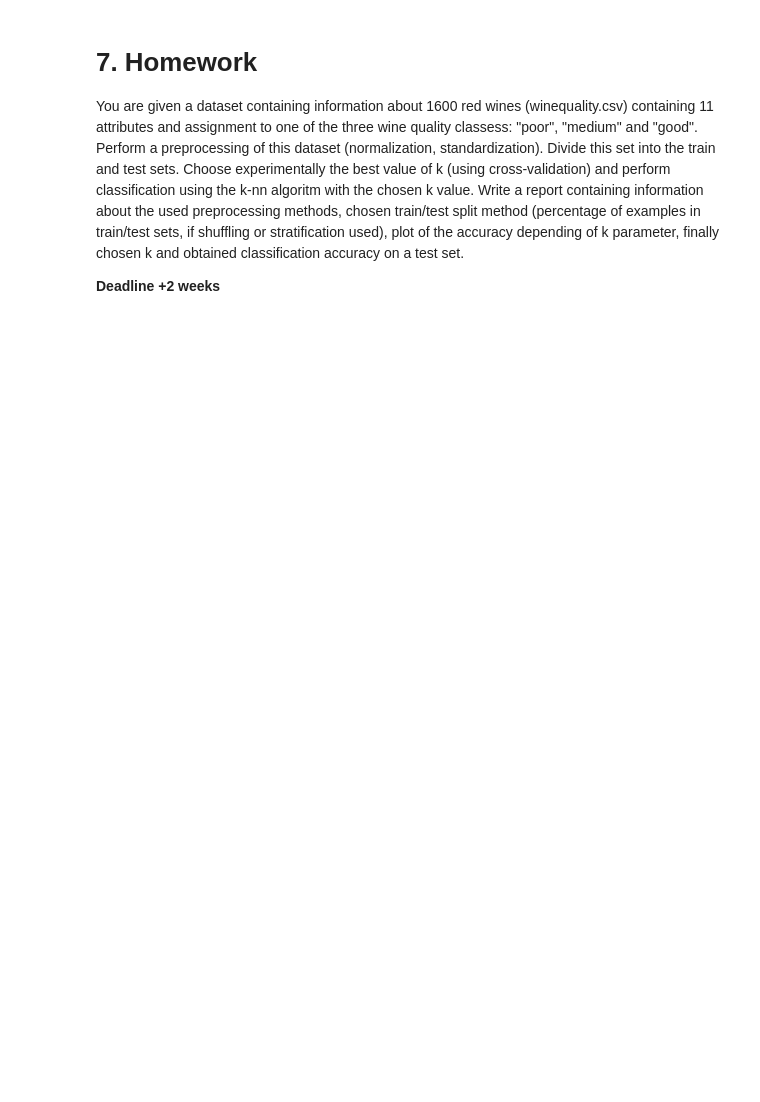
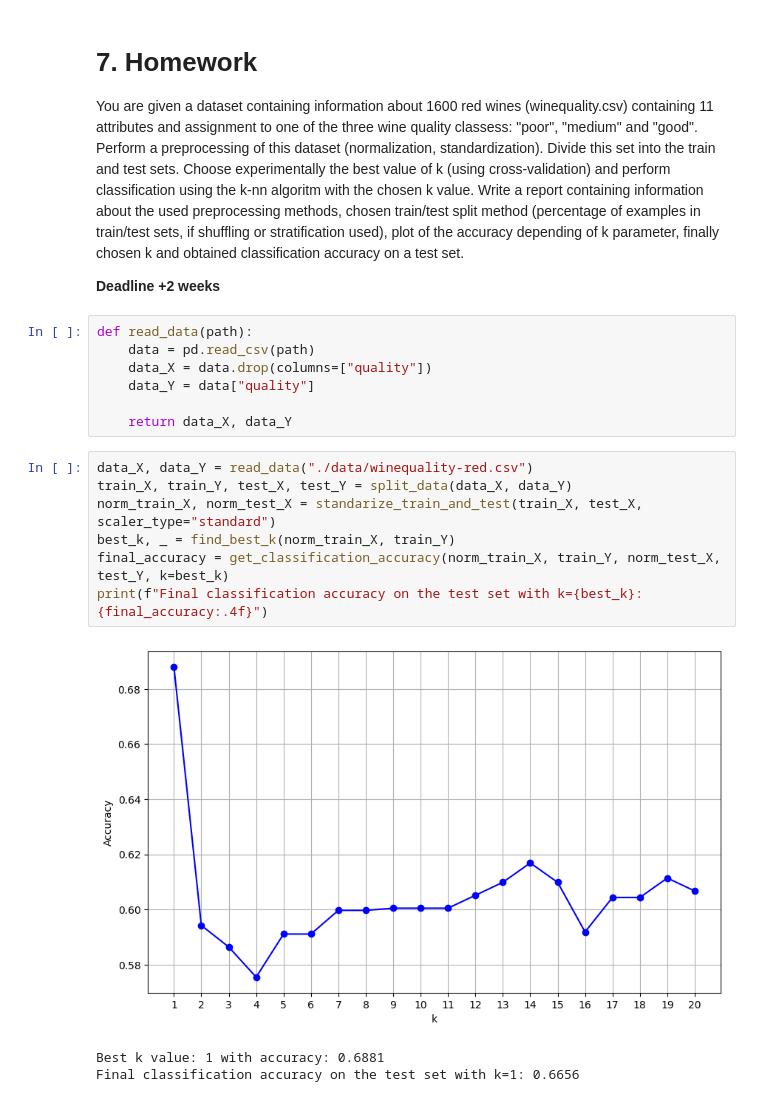
Before and after one commit to DawidJedraszczyk/decision-tree-builder, a Jupyter notebook: Exercices_knn_148293.ipynb, the cells around one changed output. Saved outputs shown, nothing was run; the diff lists cells and outputs as text; blank space fills up the shorter version.

```diff
--- a/Exercices_knn_148293.ipynb
+++ b/Exercices_knn_148293.ipynb
@@ -260,3 +265,21 @@ Train the k-NN classifier again and test it using the obtained best k value on a
 You are given a dataset containing information about 1600 red wines (winequality.csv) containing 11 attributes and assignment to one of the three wine quality classess: "poor", "medium" and "good". Perform a preprocessing of this dataset (normalization, standardization). Divide this set into the train and test sets. Choose experimentally the best value of k (using cross-validation) and perform classification using the  k-nn algoritm with the chosen k value. Write a report containing information about the used preprocessing methods, chosen train/test split method (percentage of examples in train/test sets, if shuffling or stratification used), plot of the accuracy depending of k parameter, finally chosen k and obtained classification accuracy on a test set.
 
 **Deadline +2 weeks**
+# %%
+def read_data(path):
+    data = pd.read_csv(path)
+    data_X = data.drop(columns=["quality"])
+    data_Y = data["quality"]
+
+    return data_X, data_Y
+# %%
+data_X, data_Y = read_data("./data/winequality-red.csv")
+train_X, train_Y, test_X, test_Y = split_data(data_X, data_Y)
+norm_train_X, norm_test_X = standarize_train_and_test(train_X, test_X, scaler_type="standard")
+best_k, _ = find_best_k(norm_train_X, train_Y)
+final_accuracy = get_classification_accuracy(norm_train_X, train_Y, norm_test_X, test_Y, k=best_k)
+print(f"Final classification accuracy on the test set with k={best_k}: {final_accuracy:.4f}")
+# %% [output]
+[figure, added]
+Best k value: 1 with accuracy: 0.6881
+Final classification accuracy on the test set with k=1: 0.6656
```
Also changed, not shown: parts of 6 cells of this notebook.
